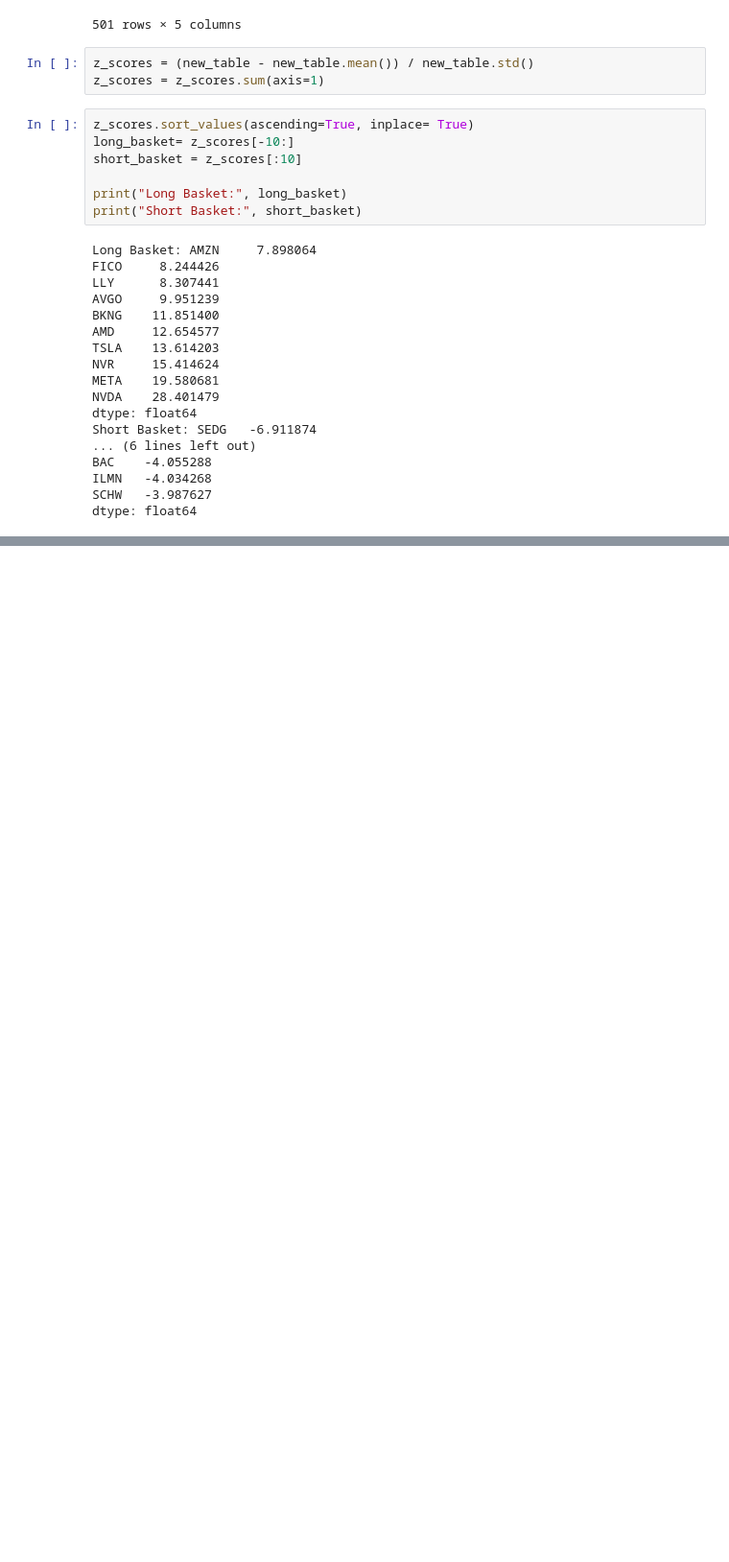
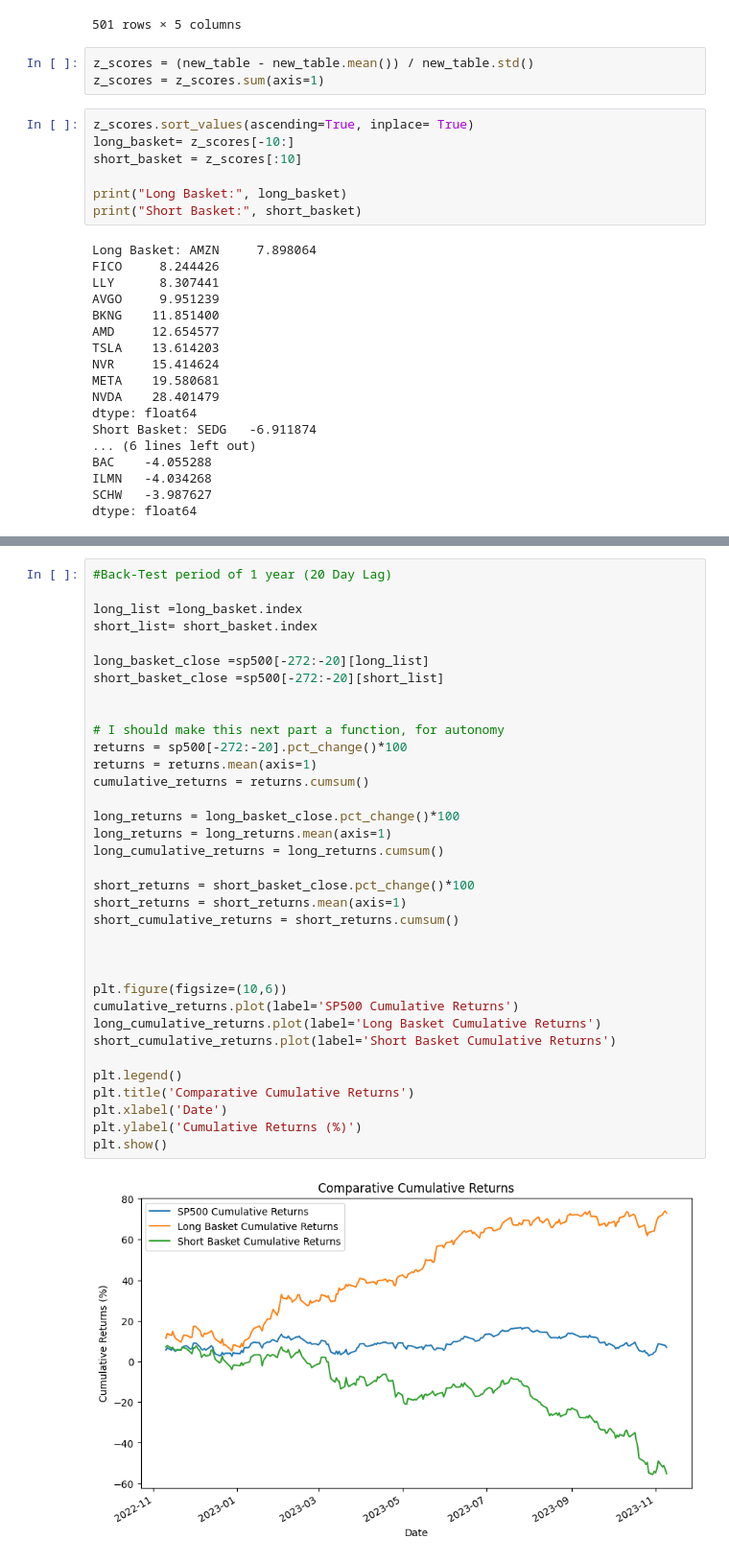
Before and after one commit to CCNY-Analytics-and-Quant/Quantative-Finance-Repo, a Jupyter notebook: final_project.ipynb, the cells around one changed output, grey strips where cells are left out. Shown at 96% size. Drawn from its saved outputs; the diff is of its cells as text; blank space fills up the shorter version.

```diff
--- a/final_project.ipynb
+++ b/final_project.ipynb
@@ -220,0 +206,37 @@ dtype: float64
+# %%
+#Back-Test period of 1 year (20 Day Lag)
+
+long_list =long_basket.index
+short_list= short_basket.index
+
+long_basket_close =sp500[-272:-20][long_list]
+short_basket_close =sp500[-272:-20][short_list]
+
+
+# I should make this next part a function, for autonomy
+returns = sp500[-272:-20].pct_change()*100
+returns = returns.mean(axis=1)
+cumulative_returns = returns.cumsum()
+
+long_returns = long_basket_close.pct_change()*100
+long_returns = long_returns.mean(axis=1)
+long_cumulative_returns = long_returns.cumsum()
+
+short_returns = short_basket_close.pct_change()*100
+short_returns = short_returns.mean(axis=1)
+short_cumulative_returns = short_returns.cumsum()
+
+
+
+plt.figure(figsize=(10,6))
+cumulative_returns.plot(label='SP500 Cumulative Returns')
+long_cumulative_returns.plot(label='Long Basket Cumulative Returns')
+short_cumulative_returns.plot(label='Short Basket Cumulative Returns')
+
+plt.legend()
+plt.title('Comparative Cumulative Returns')
+plt.xlabel('Date')
+plt.ylabel('Cumulative Returns (%)')
+plt.show()
+# %% [output]
+[figure, added]
```
Also changed, not shown: parts of 2 cells of this notebook.
